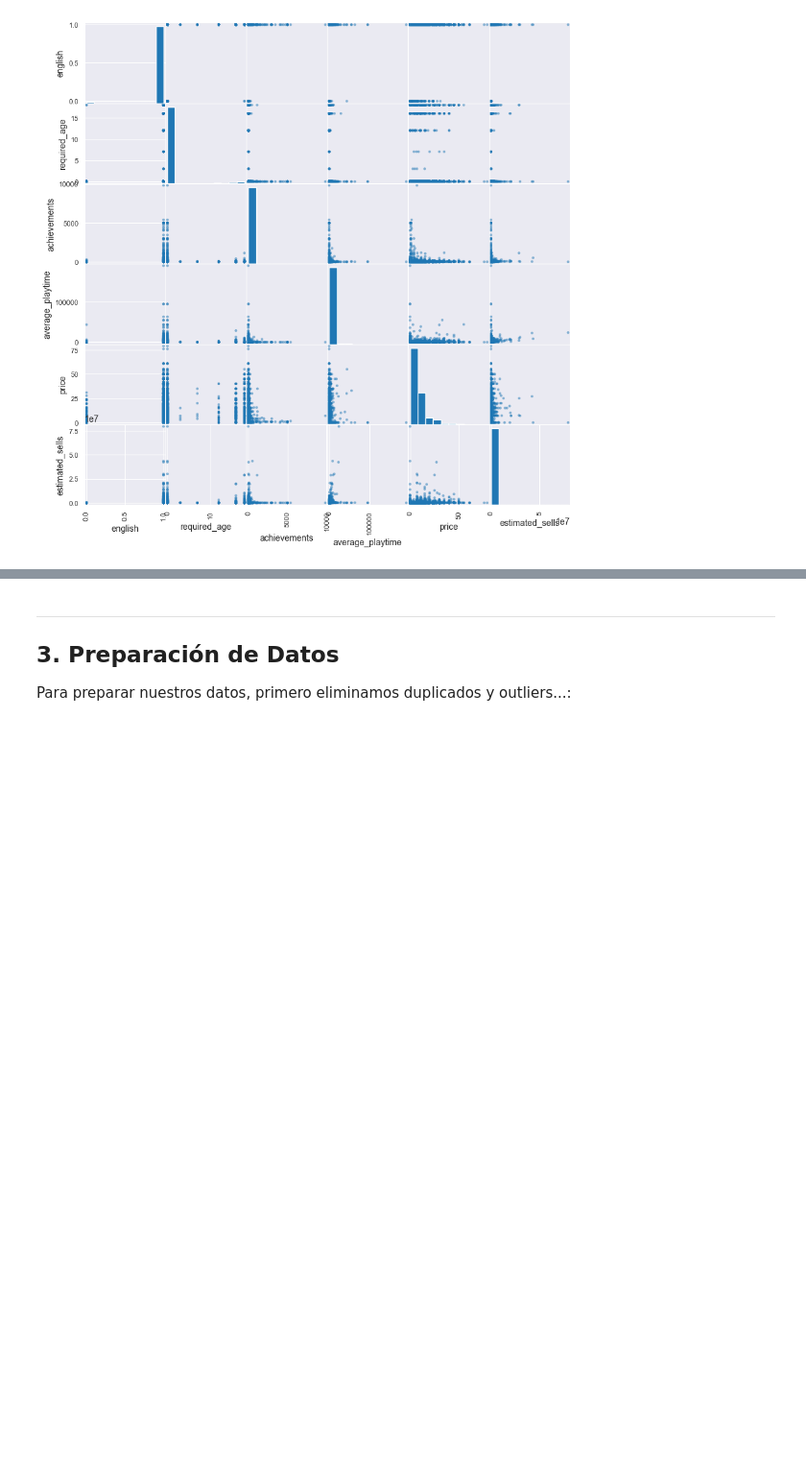
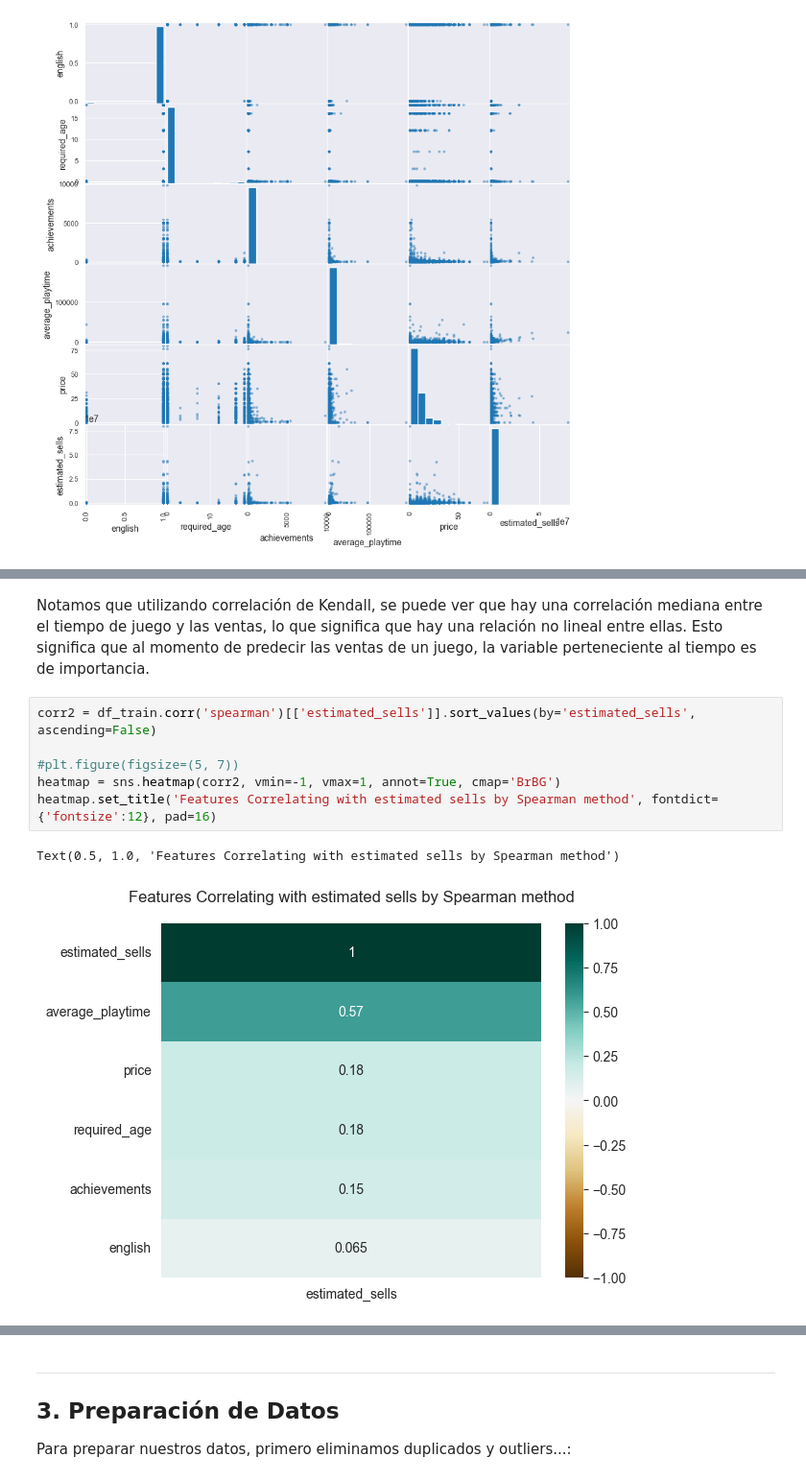
Before and after one commit to DanielCG19/Evaluaciones-MDS7202, a Jupyter notebook: Proyecto/Proyecto.ipynb, the cells around one changed output, grey strips where cells are left out. Shown at 96% size. Saved outputs shown, nothing was run; the diff lists cells and outputs as text; blank space fills up the shorter version.

```diff
--- a/Proyecto/Proyecto.ipynb
+++ b/Proyecto/Proyecto.ipynb
@@ -289,0 +295,11 @@ Además, encontramos que al proyectar en 2D ...
+# %% [markdown]
+Notamos que utilizando correlación de Kendall, se puede ver que hay una correlación mediana entre el tiempo de juego y las ventas, lo que significa que hay una relación no lineal entre ellas. Esto significa que al momento de predecir las ventas de un juego, la variable perteneciente al tiempo es de importancia.
+# %%
+corr2 = df_train.corr('spearman')[['estimated_sells']].sort_values(by='estimated_sells', ascending=False)
+
+#plt.figure(figsize=(5, 7))
+heatmap = sns.heatmap(corr2, vmin=-1, vmax=1, annot=True, cmap='BrBG')
+heatmap.set_title('Features Correlating with estimated sells by Spearman method', fontdict={'fontsize':12}, pad=16)
+# %% [output]
+Text(0.5, 1.0, 'Features Correlating with estimated sells by Spearman method')
+[figure, added]
```
Also changed, not shown: parts of 13 cells of this notebook.
